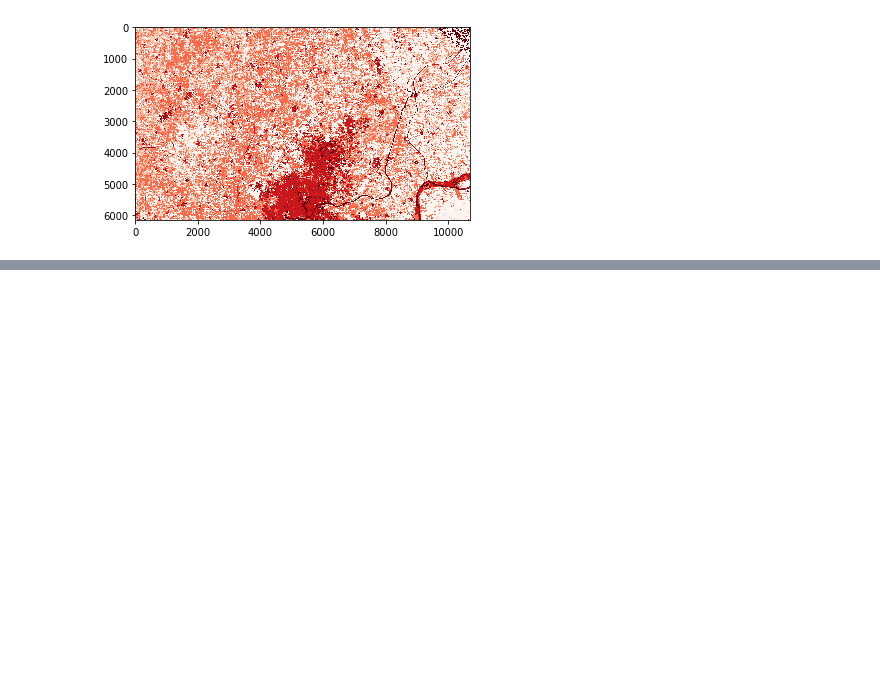
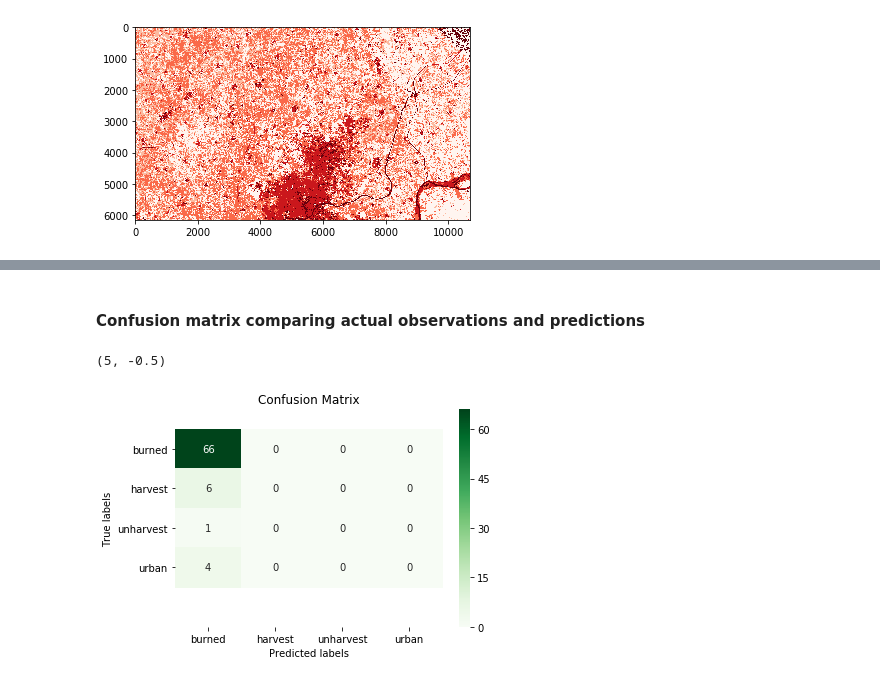
Before and after one commit to mmann1123/IFPRI_Fire_India, a Jupyter notebook: NewCode/Final_Workflow_v2.ipynb, the cells around one changed output, grey strips where cells are left out. Saved outputs shown, nothing was run; the diff lists cells and outputs as text; code cells hidden in the pictures; blank space fills up the shorter version.

```diff
--- a/NewCode/Final_Workflow_v2.ipynb
+++ b/NewCode/Final_Workflow_v2.ipynb
@@ -850,0 +921,24 @@ C:\Users\mmann\Dropbox\IFPRI_Fire_India\Images_new\classifications\\all_predict.
+# %%
+cleanup_nums = {"unharvest": 1, "harvest": 2,'burned':3,'urban':4,'water':5 }
+cleanup_nums = {1: "unharvest", 2: "harvest",3:'burned',4:'urban',5:'water' }
+burn_list = pd.Series(['burned'] * len(burn_points_buf_value))
+#burn_list.replace(cleanup_nums, inplace=True)
+burn_points_buf_value2 =pd.Series(burn_points_value)
+burn_points_buf_value2.replace(cleanup_nums, inplace=True)
+# %% [markdown]
+#### Confusion matrix comparing actual observations and predictions
+# %%
+confusion = confusion_matrix(burn_points_buf_value2, burn_list)
+
+ax= plt.subplot()
+sns.heatmap(confusion, annot=True, cmap='Greens',ax = ax); #annot=True to annotate cells
+
+# labels, title and ticks
+ax.set_xlabel('Predicted labels');
+ax.set_ylabel('True labels');
+ax.set_title('Confusion Matrix');
+ax.xaxis.set_ticklabels(list(rf_random.classes_)); ax.yaxis.set_ticklabels(list(rf_random.classes_),rotation=0);
+ax.set_ylim(len(list(rf_random.classes_)),-0.5,-1)
+# %% [output]
+(5, -0.5)
+[figure, added]
```
Also changed, not shown: parts of 6 cells of this notebook.
